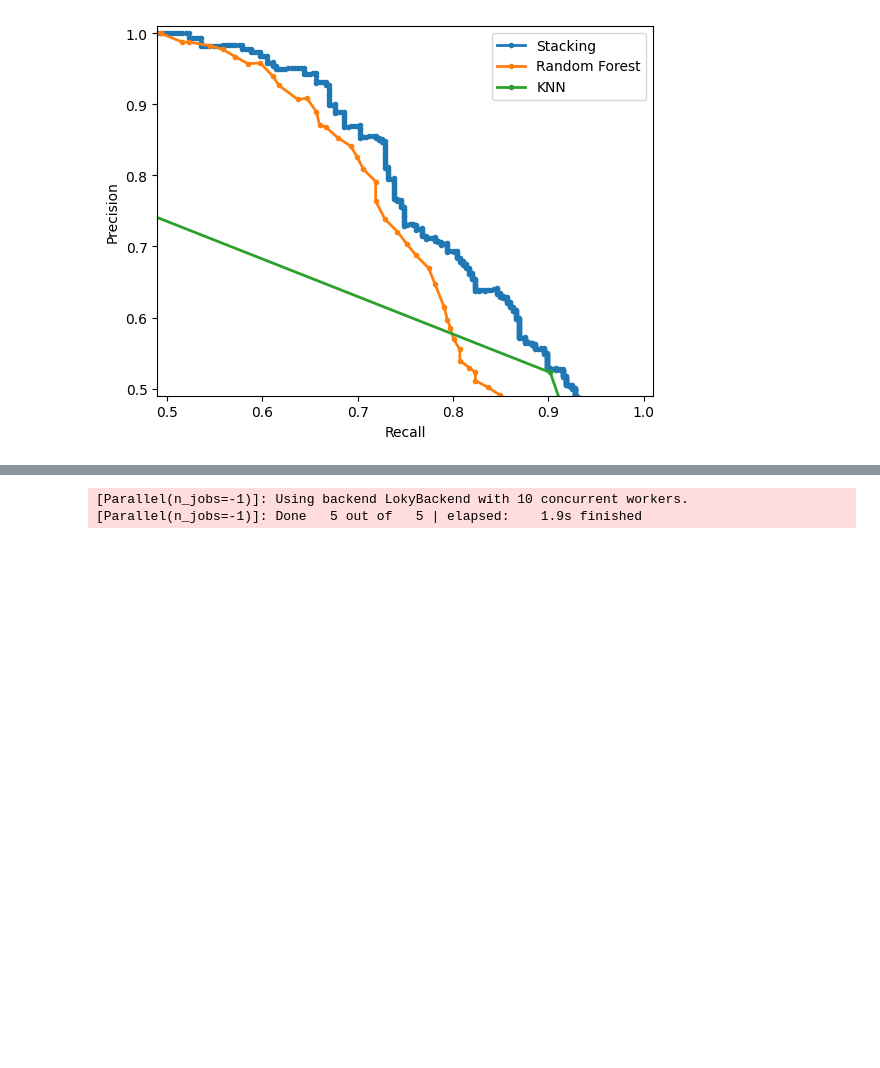
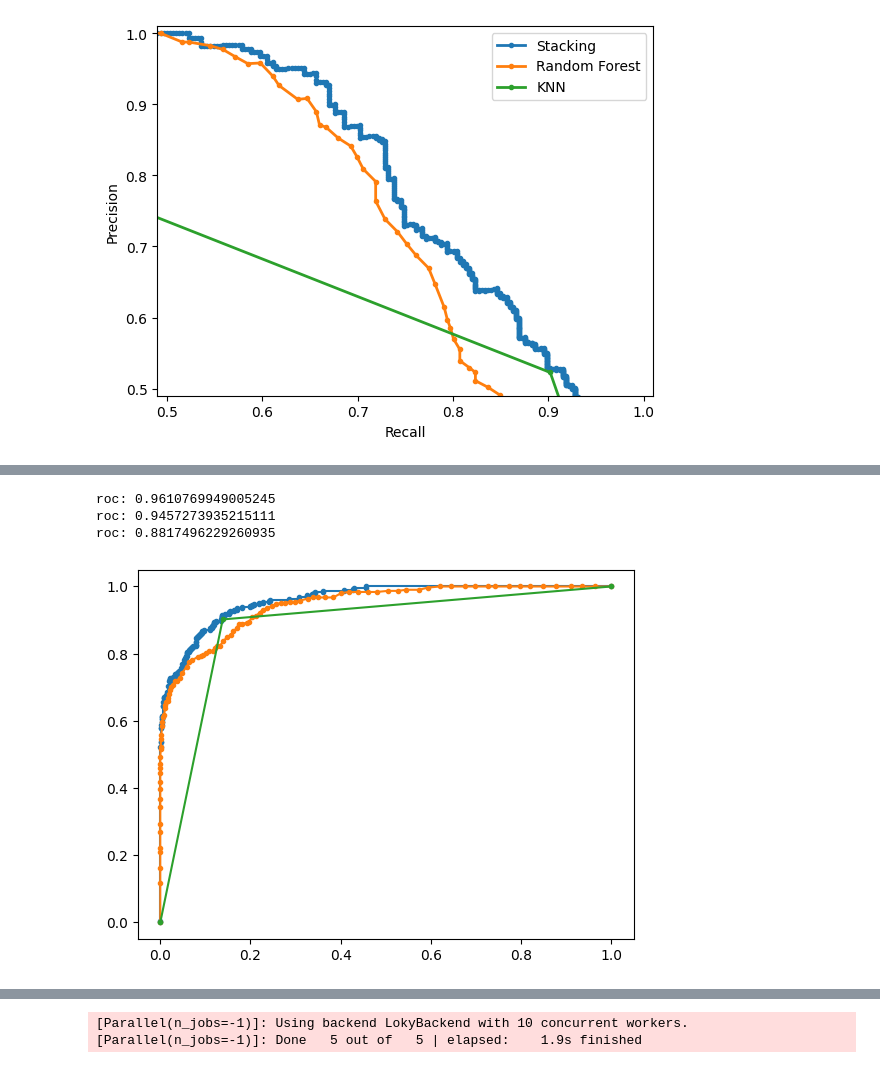
Before and after one commit to 25benjaminli/zoonotic-prediction, a Jupyter notebook: train_and_vis/models.ipynb, the cells around one changed output, grey strips where cells are left out. Drawn from its saved outputs; the diff is of its cells as text; code cells hidden in the pictures; blank space fills up the shorter version.

```diff
--- a/train_and_vis/models.ipynb
+++ b/train_and_vis/models.ipynb
@@ -878,11 +878,11 @@ X_train, X_test, y_train, y_test = train_test_split(X, y, test_size=0.2, random_
 mlp = BalancedBaggingClassifier(base_estimator=MLPClassifier(alpha=0.6, hidden_layer_sizes=(100, 180, 180, 200, 200),
               max_iter=550, random_state=42, solver='adam', activation='relu'), n_estimators=5, n_jobs=-1)
 
-mlp.fit(X_train, y_train)
+mlp.fit(X_train.values, y_train)
 
 # knn
 knn = BalancedBaggingClassifier(base_estimator=KNeighborsClassifier(n_neighbors=1, n_jobs=-1), n_estimators=1, n_jobs=-1)
-knn.fit(X_train, y_train)
+knn.fit(X_train.values, y_train)
 
 # SVM: f2_4
 # temp_svm = BalancedBaggingClassifier(base_estimator=SVC(kernel='rbf', C=2, gamma=0.6, probability=True, random_state=42), n_estimators=10, n_jobs=-1)
@@ -892,7 +892,7 @@ knn.fit(X_train, y_train)
 # RF: f2_4
 randforest = BalancedRandomForestClassifier(max_features="sqrt", n_jobs=-1)
 
-randforest.fit(X_train, y_train)
+randforest.fit(X_train.values, y_train)
 
 # XGBoost: f2_4
 xgb1 = XGBClassifier(
@@ -911,7 +911,7 @@ xgb1 = XGBClassifier(
 )
 X_train_xg, X_validation, y_train_xg, y_validation = train_test_split(X_train, y_train, test_size=0.2, random_state=1)
 
-xgb1.fit(X_train_xg.values, y_train_xg, eval_metric='aucpr', eval_set=[(X_validation.values, y_validation)], early_stopping_rounds=10, verbose=10)
+xgb1.fit(X_train_xg.values, y_train_xg, eval_metric='aucpr', eval_set=[(X_validation.values, y_validation)], early_stopping_rounds=20, verbose=10)
 # print("cross validating stacking classifier")
 # print(em.cross_validate(X, y, cv=5))
 # xgb1 = pickle.load(open('models/curr_models/xgb1-test.pkl', 'rb'))
@@ -1073,7 +1134,5 @@ class StackingClassifier():
         return scores
 # %%
 #LogisticRegression(C = 1, random_state=42, solver='saga')
-
-em = StackingClassifier(classifiers = [mlp, randforest, xgb1], use_probas = False, meta_classifier = LogisticRegression(C = 1, random_state=42, solver='saga'))
-
-em.fit_pretrained(X_train.values, y_train)
+# BalancedBaggingClassifier(base_estimator=SVC(kernel='rbf', C=2, gamma=0.6, probability=True, random_state=42), n_jobs=-1)
+em = StackingClassifier(classifiers = [mlp, randforest, xgb1], use_probas = True, meta_classifier = LogisticRegression(C = 1, random_state=42, solver='saga'))
@@ -1195,0 +1455,48 @@ print(recall_score(y_test, em.predict(X_test)))
+# %%
+ds = dataset['f2-4']
+X, y = ds['X'], ds['y']
+X_train, X_test, y_train, y_test = train_test_split(X, y, test_size=0.2, random_state=42)
+
+
+
+# AUC
+fpr, tpr, _ = roc_curve(y_test, em.predict_proba(X_test)[:,1])
+auc_thing = roc_auc_score(y_test, em.predict_proba(X_test)[:,1])
+print("roc: " + str(auc_thing))
+plt.plot(fpr,tpr, marker='.', label='Stacking')
+
+# AUC
+fpr, tpr, _ = roc_curve(y_test, randforest.predict_proba(X_test)[:,1])
+auc_thing = roc_auc_score(y_test, randforest.predict_proba(X_test)[:,1])
+print("roc: " + str(auc_thing))
+plt.plot(fpr,tpr, marker='.', label='Random Forest')
+
+# AUC
+# fpr, tpr, _ = roc_curve(y_test, mlp.predict_proba(X_test)[:,1])
+# auc_thing = roc_auc_score(y_test, mlp.predict_proba(X_test)[:,1])
+# print("roc: " + str(auc_thing))
+# plt.plot(fpr,tpr, marker='.', label='MLP')
+
+# # AUC
+# fpr, tpr, _ = roc_curve(y_test, xgb1.predict_proba(X_test)[:,1])
+# auc_thing = roc_auc_score(y_test, xgb1.predict_proba(X_test)[:,1])
+# print("roc: " + str(auc_thing))
+# plt.plot(fpr,tpr, marker='.', label='XGBoost')
+
+# AUC
+ds = dataset['f3-4'] # researchers
+X, y = ds['X'], ds['y']
+X_train, X_test, y_train, y_test = train_test_split(X, y, test_size=0.2, random_state=42)
+
+fpr, tpr, _ = roc_curve(y_test, knn.predict_proba(X_test)[:,1])
+auc_thing = roc_auc_score(y_test, knn.predict_proba(X_test)[:,1])
+print("roc: " + str(auc_thing))
+plt.plot(fpr,tpr, marker='.', label='KNN')
+
+
+plt.show()
+# %% [output]
+roc: 0.9610769949005245
+roc: 0.9457273935215111
+roc: 0.8817496229260935
+[figure, added]
```
Also changed, not shown: parts of 13 cells of this notebook, 4 other files.
